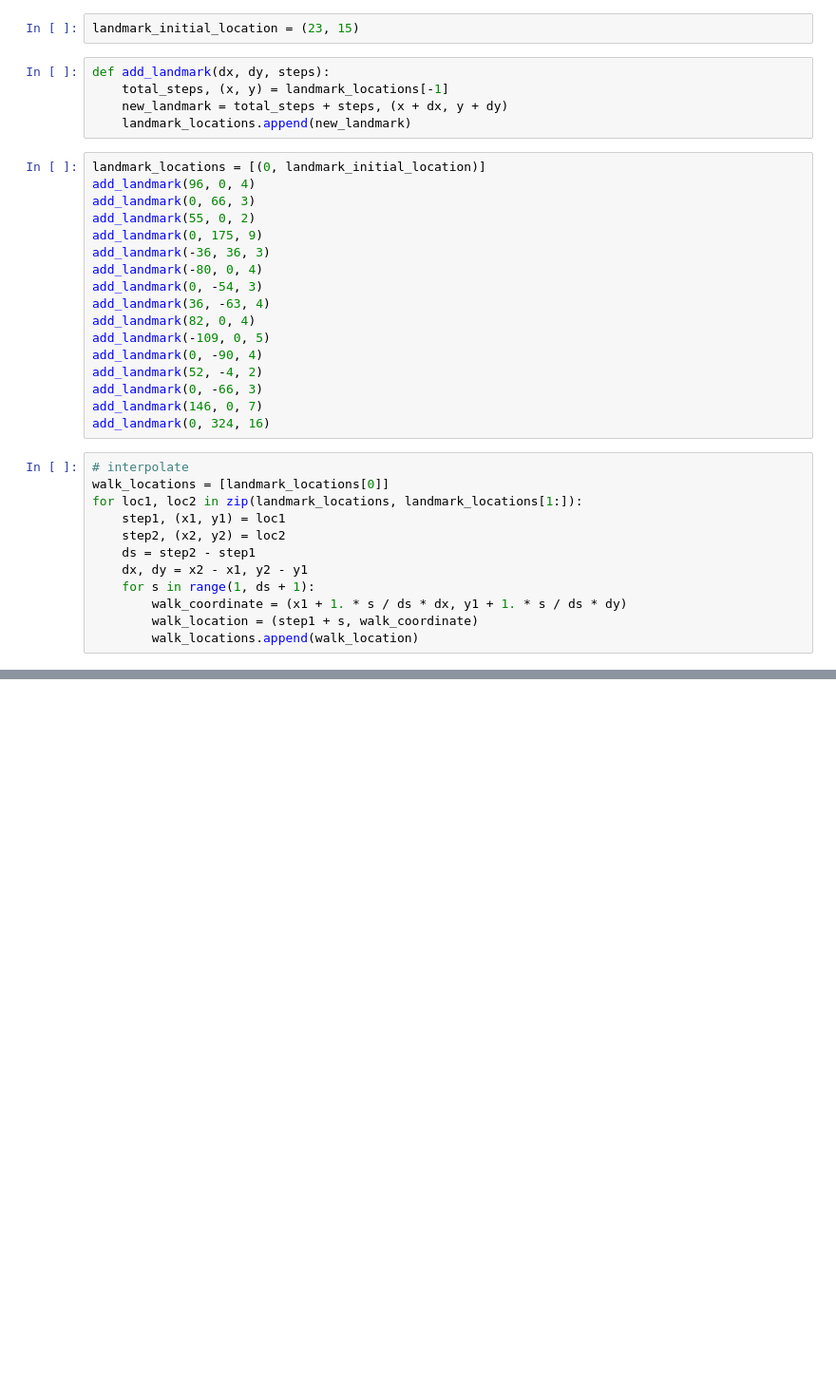
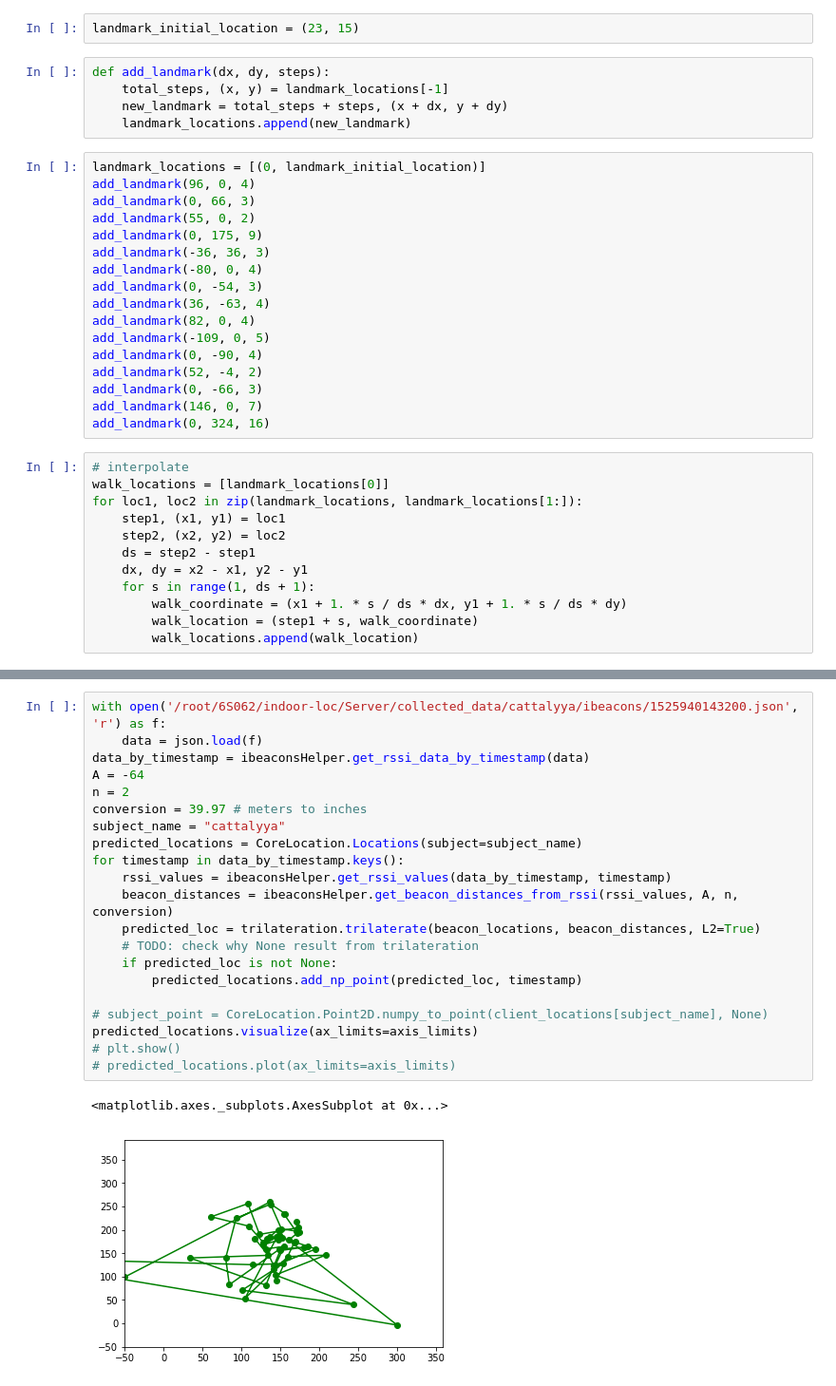
Before and after one commit to korrawat/indoor-loc, a Jupyter notebook: Workspace/walk.ipynb, the cells around one changed output, grey strips where cells are left out. Shown at 95% size. Cells and saved outputs as stored; diff of their text form; blank space fills up the shorter version.

Commit message:
Update python helper classes (commit by korrawat from server)

```diff
--- a/Workspace/walk.ipynb
+++ b/Workspace/walk.ipynb
@@ -72,0 +79,24 @@ plt.show()
+# %%
+with open('/root/6S062/indoor-loc/Server/collected_data/cattalyya/ibeacons/1525940143200.json', 'r') as f:
+    data = json.load(f)
+data_by_timestamp = ibeaconsHelper.get_rssi_data_by_timestamp(data)
+A = -64
+n = 2
+conversion = 39.97 # meters to inches
+subject_name = "cattalyya"
+predicted_locations = CoreLocation.Locations(subject=subject_name)
+for timestamp in data_by_timestamp.keys():
+    rssi_values = ibeaconsHelper.get_rssi_values(data_by_timestamp, timestamp)
+    beacon_distances = ibeaconsHelper.get_beacon_distances_from_rssi(rssi_values, A, n, conversion)
+    predicted_loc = trilateration.trilaterate(beacon_locations, beacon_distances, L2=True)
+    # TODO: check why None result from trilateration
+    if predicted_loc is not None:
+        predicted_locations.add_np_point(predicted_loc, timestamp)
+
+# subject_point = CoreLocation.Point2D.numpy_to_point(client_locations[subject_name], None)
+predicted_locations.visualize(ax_limits=axis_limits)
+# plt.show()
+# predicted_locations.plot(ax_limits=axis_limits)
+# %% [output]
+<matplotlib.axes._subplots.AxesSubplot at 0x...>
+[figure, added]
```
Also changed, not shown: parts of 4 cells of this notebook, 4 other files.
